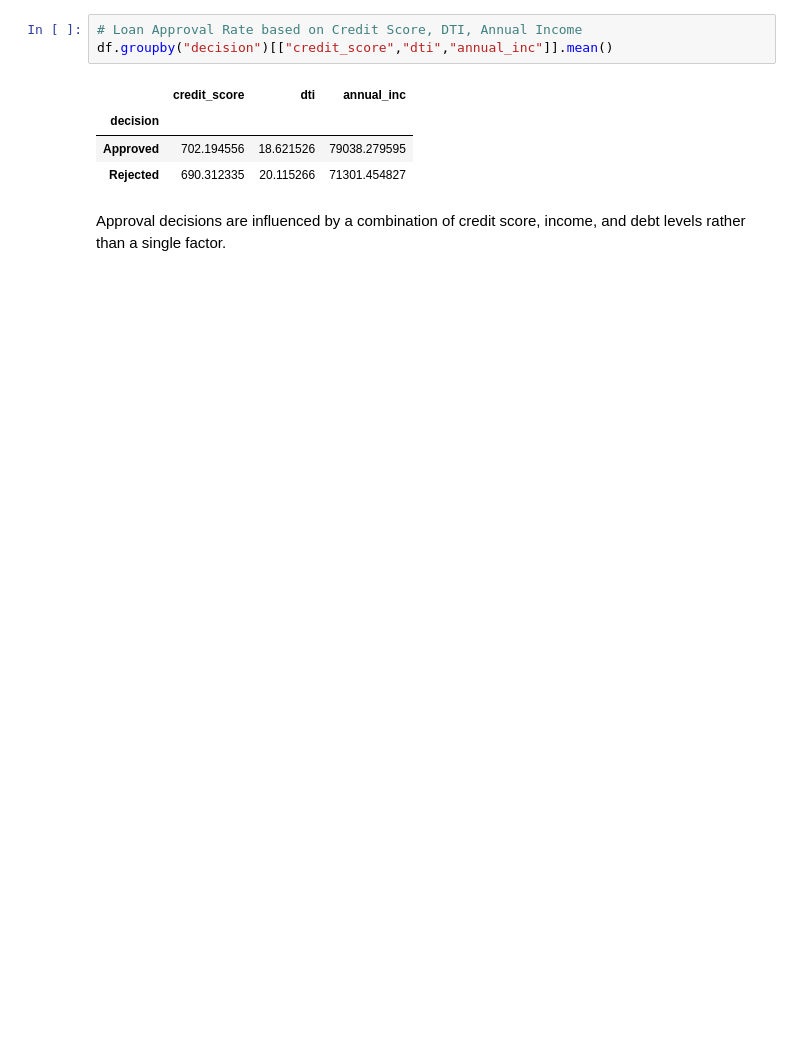
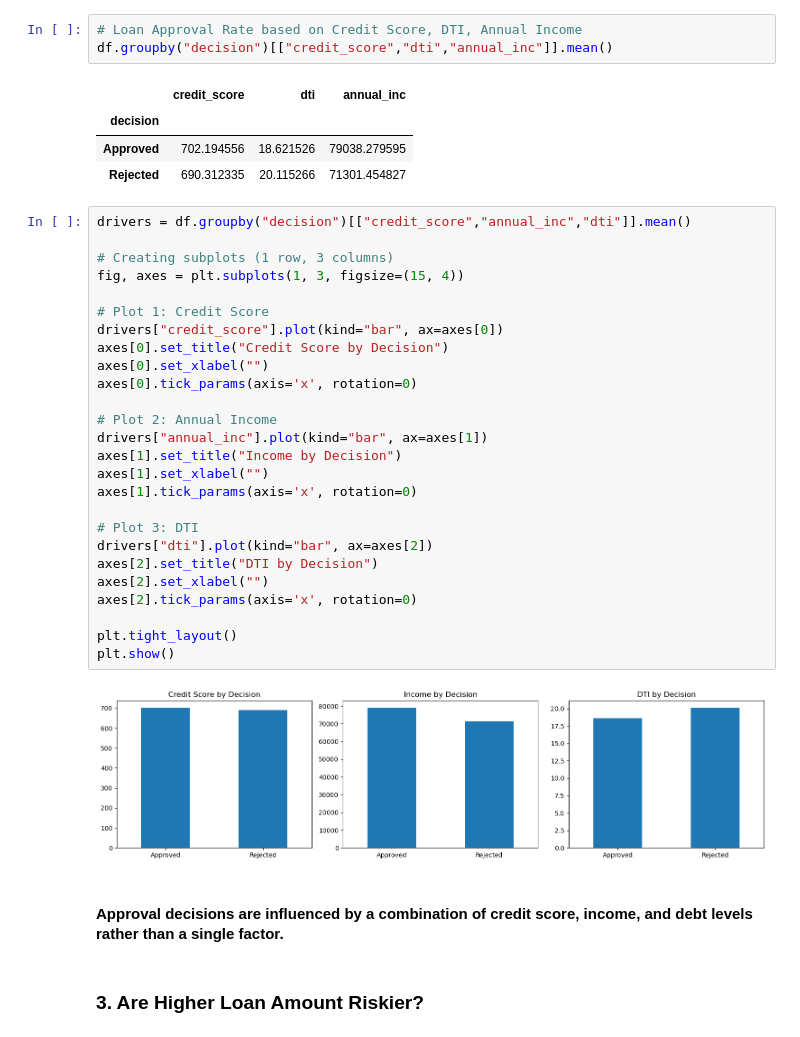
Before and after one commit to Tanya1611/digital-lending-analytics, a Jupyter notebook: notebooks/lending_data_cleaning.ipynb, the cells around one changed output. Drawn from its saved outputs; the diff is of its cells as text; blank space fills up the shorter version.

```diff
--- a/notebooks/lending_data_cleaning.ipynb
+++ b/notebooks/lending_data_cleaning.ipynb
@@ -503,5 +519,35 @@ df.groupby("decision")[["credit_score","dti","annual_inc"]].mean()
 | decision |  |  |  |
 | Approved | 702.194556 | 18.621526 | 79038.279595 |
 | Rejected | 690.312335 | 20.115266 | 71301.454827 |
+# %%
+drivers = df.groupby("decision")[["credit_score","annual_inc","dti"]].mean()
+
+# Creating subplots (1 row, 3 columns)
+fig, axes = plt.subplots(1, 3, figsize=(15, 4))
+
+# Plot 1: Credit Score
+drivers["credit_score"].plot(kind="bar", ax=axes[0])
+axes[0].set_title("Credit Score by Decision")
+axes[0].set_xlabel("")
+axes[0].tick_params(axis='x', rotation=0)
+
+# Plot 2: Annual Income
+drivers["annual_inc"].plot(kind="bar", ax=axes[1])
+axes[1].set_title("Income by Decision")
+axes[1].set_xlabel("")
+axes[1].tick_params(axis='x', rotation=0)
+
+# Plot 3: DTI
+drivers["dti"].plot(kind="bar", ax=axes[2])
+axes[2].set_title("DTI by Decision")
+axes[2].set_xlabel("")
+axes[2].tick_params(axis='x', rotation=0)
+
+plt.tight_layout()
+plt.show()
+# %% [output]
+[figure, added]
 # %% [markdown]
-Approval decisions are influenced by a combination of credit score, income, and debt levels rather than a single factor.
+#### Approval decisions are influenced by a combination of credit score, income, and debt levels rather than a single factor.
+# %% [markdown]
+### 3. Are Higher Loan Amount Riskier?
```
Also changed, not shown: parts of 76 cells of this notebook.
